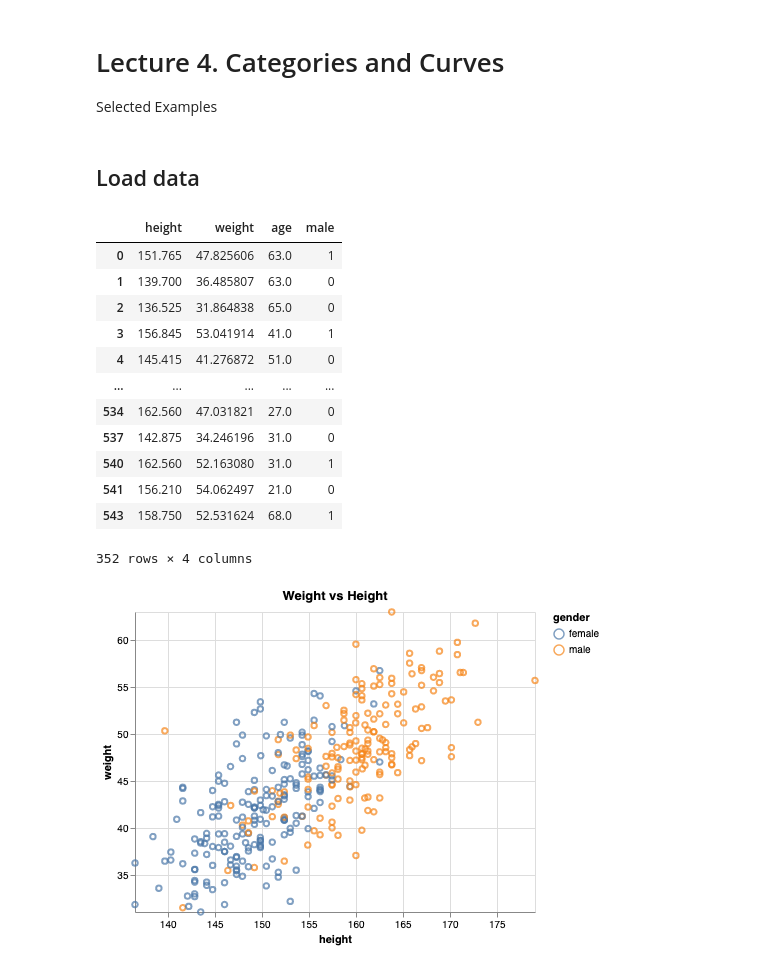
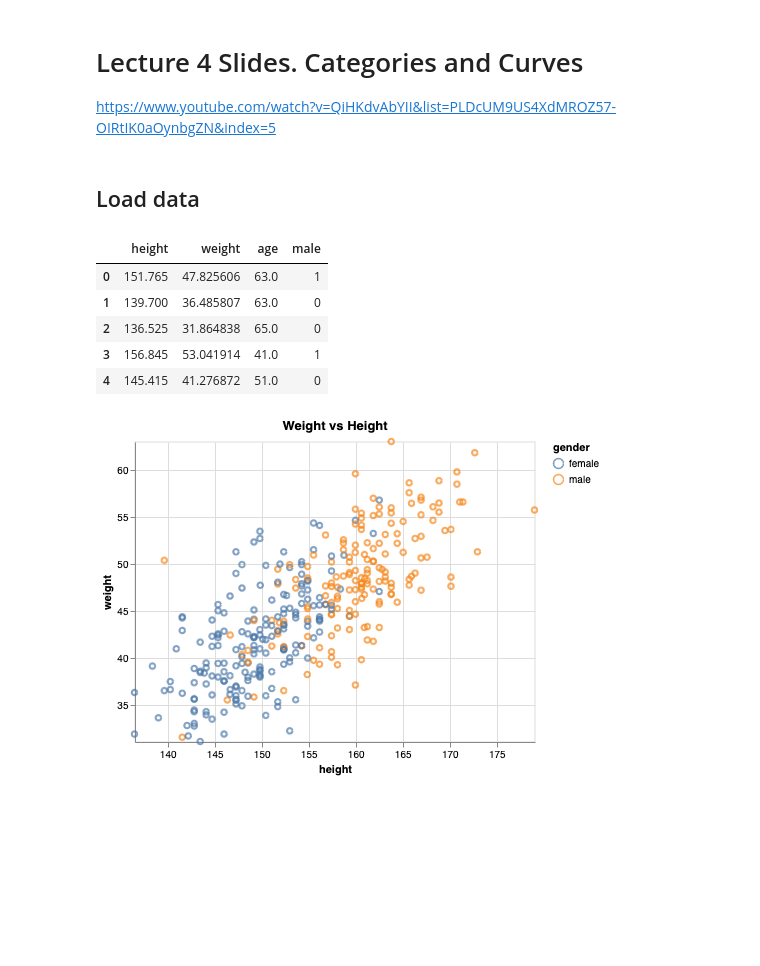
Before and after one commit to regata/statreth, a Jupyter notebook: notebooks/lecture04.ipynb, the cells around one changed output. Cells and saved outputs as stored; diff of their text form; code cells hidden in the pictures; blank space fills up the shorter version.

Commit message:
update lecture 4 notebook

```diff
--- a/notebooks/lecture04.ipynb
+++ b/notebooks/lecture04.ipynb
@@ -1,7 +1,7 @@
 # %% [markdown]
-# Lecture 4. Categories and Curves
+# Lecture 4 Slides. Categories and Curves
 
-Selected Examples
+https://www.youtube.com/watch?v=QiHKdvAbYII&list=PLDcUM9US4XdMROZ57-OIRtIK0aOynbgZN&index=5
 # %%
 %load_ext autoreload
 %autoreload 2
@@ -21,22 +20,15 @@ import statreth as sr
 # %%
 # load data
 howell1 = pd.read_csv("../data/Howell1.csv", delimiter=";")
 howell1_18 = howell1[howell1.age >= 18]
-howell1_18
+howell1_18.head(5)
 # %% [output]
 |  | height | weight | age | male |
 | 0 | 151.765 | 47.825606 | 63.0 | 1 |
 | 1 | 139.700 | 36.485807 | 63.0 | 0 |
 | 2 | 136.525 | 31.864838 | 65.0 | 0 |
 | 3 | 156.845 | 53.041914 | 41.0 | 1 |
 | 4 | 145.415 | 41.276872 | 51.0 | 0 |
-| ... | ... | ... | ... | ... |
-| 534 | 162.560 | 47.031821 | 27.0 | 0 |
-| 537 | 142.875 | 34.246196 | 31.0 | 0 |
-| 540 | 162.560 | 52.163080 | 31.0 | 1 |
-| 541 | 156.210 | 54.062497 | 21.0 | 0 |
-| 543 | 158.750 | 52.531624 | 68.0 | 1 |
-352 rows × 4 columns
 # %%
 height = howell1_18.height.to_numpy()
 weight = howell1_18.weight.to_numpy()
```
Also changed, not shown: parts of 41 cells of this notebook.
